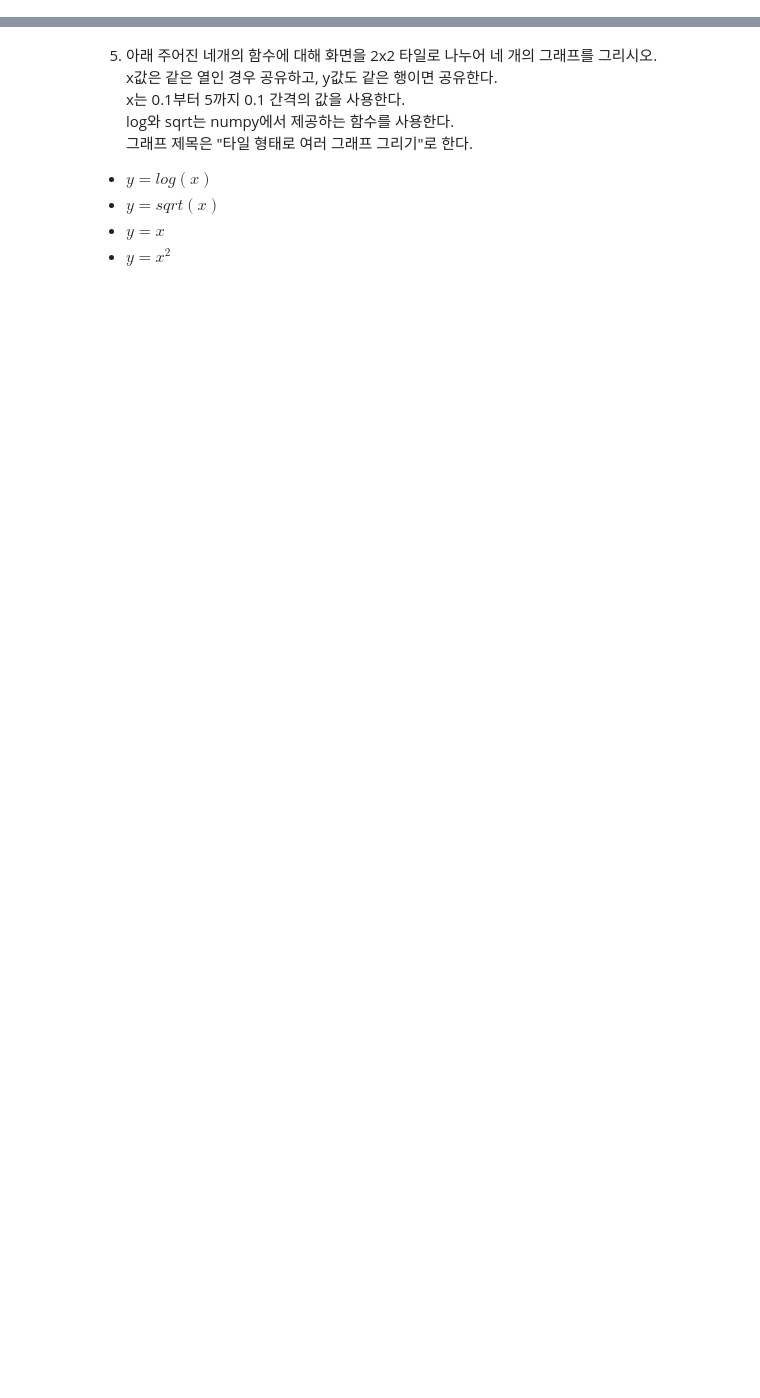
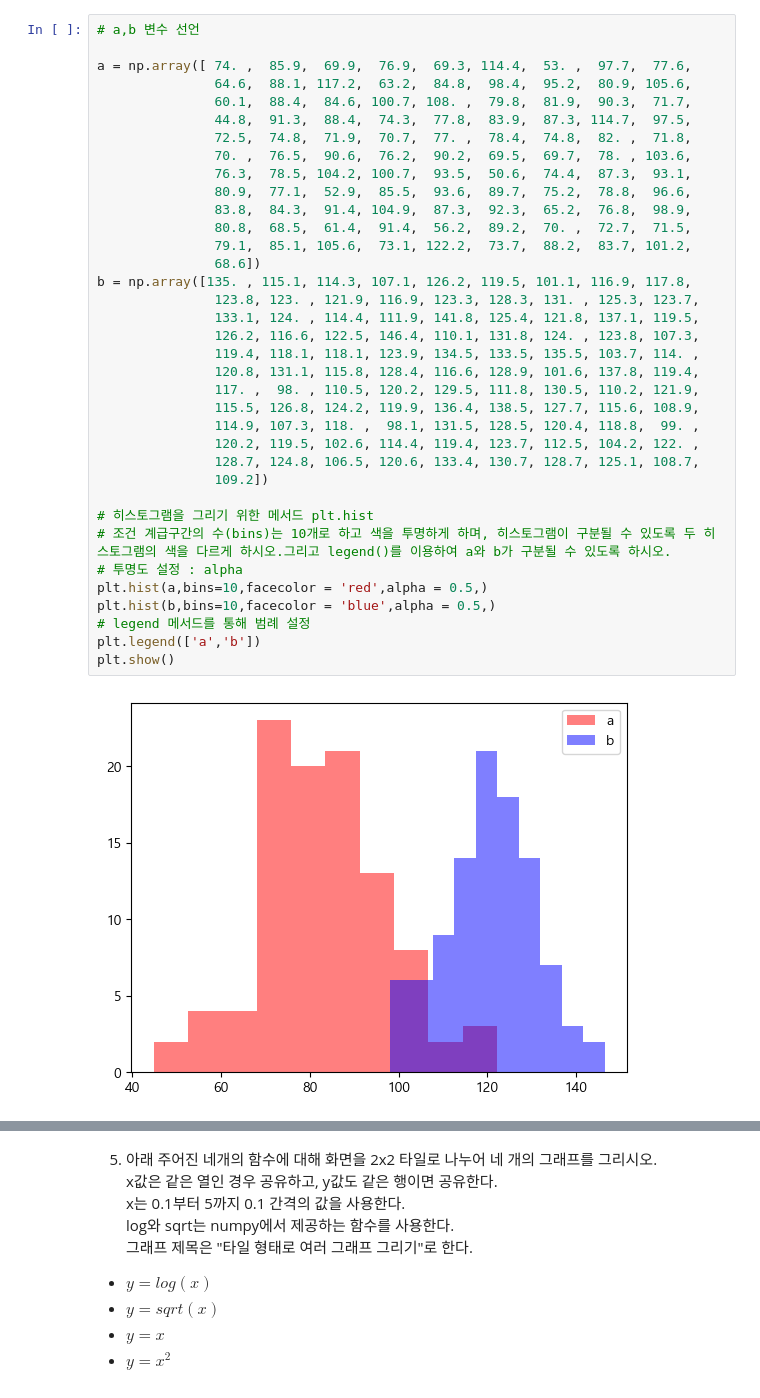
Before and after one commit to juna1105/univ, a Jupyter notebook: MachineLearning-main/assignment/02_MatPlotLibQ.ipynb, the cells around one changed output, grey strips where cells are left out. Cells and saved outputs as stored; diff of their text form; blank space fills up the shorter version.

````diff
--- a/MachineLearning-main/assignment/02_MatPlotLibQ.ipynb
+++ b/MachineLearning-main/assignment/02_MatPlotLibQ.ipynb
@@ -55,6 +96,44 @@ b = np.array([135. , 115.1, 114.3, 107.1, 126.2, 119.5, 101.1, 116.9, 117.8,
 ```
 
 ![image.png](attachment:image.png)
+# %%
+# a,b 변수 선언
+
+a = np.array([ 74. ,  85.9,  69.9,  76.9,  69.3, 114.4,  53. ,  97.7,  77.6,
+               64.6,  88.1, 117.2,  63.2,  84.8,  98.4,  95.2,  80.9, 105.6,
+               60.1,  88.4,  84.6, 100.7, 108. ,  79.8,  81.9,  90.3,  71.7,
+               44.8,  91.3,  88.4,  74.3,  77.8,  83.9,  87.3, 114.7,  97.5,
+               72.5,  74.8,  71.9,  70.7,  77. ,  78.4,  74.8,  82. ,  71.8,
+               70. ,  76.5,  90.6,  76.2,  90.2,  69.5,  69.7,  78. , 103.6,
+               76.3,  78.5, 104.2, 100.7,  93.5,  50.6,  74.4,  87.3,  93.1,
+               80.9,  77.1,  52.9,  85.5,  93.6,  89.7,  75.2,  78.8,  96.6,
+               83.8,  84.3,  91.4, 104.9,  87.3,  92.3,  65.2,  76.8,  98.9,
+               80.8,  68.5,  61.4,  91.4,  56.2,  89.2,  70. ,  72.7,  71.5,
+               79.1,  85.1, 105.6,  73.1, 122.2,  73.7,  88.2,  83.7, 101.2,
+               68.6])
+b = np.array([135. , 115.1, 114.3, 107.1, 126.2, 119.5, 101.1, 116.9, 117.8,
+               123.8, 123. , 121.9, 116.9, 123.3, 128.3, 131. , 125.3, 123.7,
+               133.1, 124. , 114.4, 111.9, 141.8, 125.4, 121.8, 137.1, 119.5,
+               126.2, 116.6, 122.5, 146.4, 110.1, 131.8, 124. , 123.8, 107.3,
+               119.4, 118.1, 118.1, 123.9, 134.5, 133.5, 135.5, 103.7, 114. ,
+               120.8, 131.1, 115.8, 128.4, 116.6, 128.9, 101.6, 137.8, 119.4,
+               117. ,  98. , 110.5, 120.2, 129.5, 111.8, 130.5, 110.2, 121.9,
+               115.5, 126.8, 124.2, 119.9, 136.4, 138.5, 127.7, 115.6, 108.9,
+               114.9, 107.3, 118. ,  98.1, 131.5, 128.5, 120.4, 118.8,  99. ,
+               120.2, 119.5, 102.6, 114.4, 119.4, 123.7, 112.5, 104.2, 122. ,
+               128.7, 124.8, 106.5, 120.6, 133.4, 130.7, 128.7, 125.1, 108.7,
+               109.2])
+
+# 히스토그램을 그리기 위한 메서드 plt.hist
+# 조건 계급구간의 수(bins)는 10개로 하고 색을 투명하게 하며, 히스토그램이 구분될 수 있도록 두 히스토그램의 색을 다르게 하시오.그리고 legend()를 이용하여 a와 b가 구분될 수 있도록 하시오.
+# 투명도 설정 : alpha
+plt.hist(a,bins=10,facecolor = 'red',alpha = 0.5,)
+plt.hist(b,bins=10,facecolor = 'blue',alpha = 0.5,)
+# legend 메서드를 통해 범례 설정
+plt.legend(['a','b'])
+plt.show()
+# %% [output]
+[figure, added]
 # %% [markdown]
 4. seaborn 패키지의 kdeplot를 이용하여 위(3번)에서 그린 것을 보다 부드럽게 그려보시오.
 
````
Also changed, not shown: parts of 4 cells of this notebook, 4 other files.
